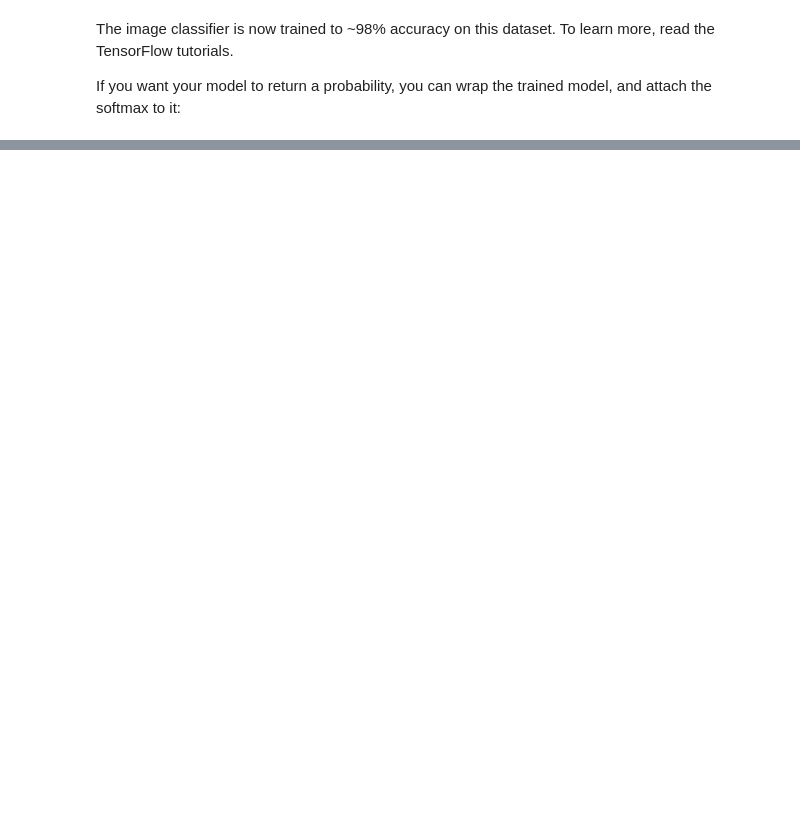
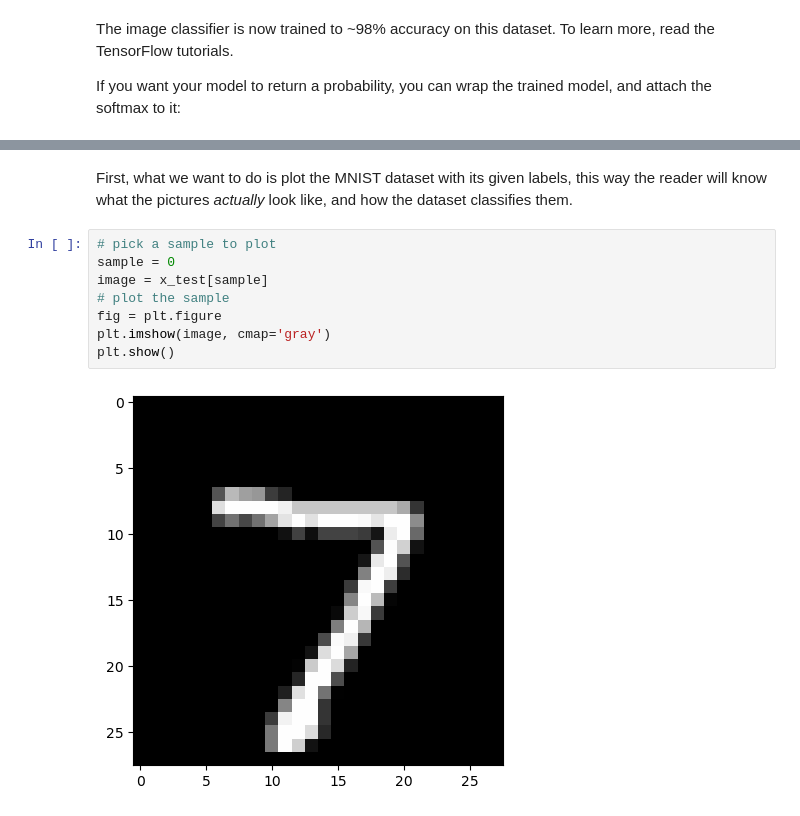
Before and after one commit to e-mts/tf-tutorials, a Jupyter notebook: mnist-intro.ipynb, the cells around one changed output, grey strips where cells are left out. Cells and saved outputs as stored; diff of their text form; blank space fills up the shorter version.

Commit message:
Finished an extra section on MNIST

```diff
--- a/mnist-intro.ipynb
+++ b/mnist-intro.ipynb
@@ -180,0 +194,12 @@ The model has been succesfully trained with Keras as well as evaluated. Try modi
+# %% [markdown]
+First, what we want to do is plot the MNIST dataset with its given labels, this way the reader will know what the pictures *actually* look like, and how the dataset classifies them.
+# %%
+# pick a sample to plot
+sample = 0
+image = x_test[sample]
+# plot the sample
+fig = plt.figure
+plt.imshow(image, cmap='gray')
+plt.show()
+# %% [output]
+[figure, added]
```
Also changed, not shown: parts of 18 cells of this notebook, 1 other file.
